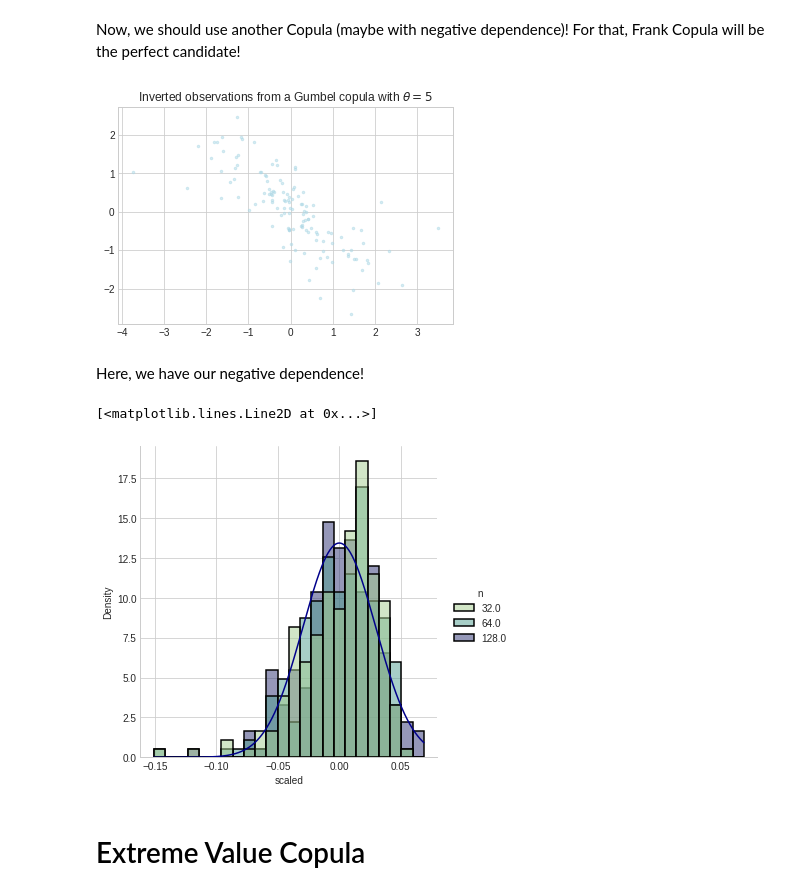
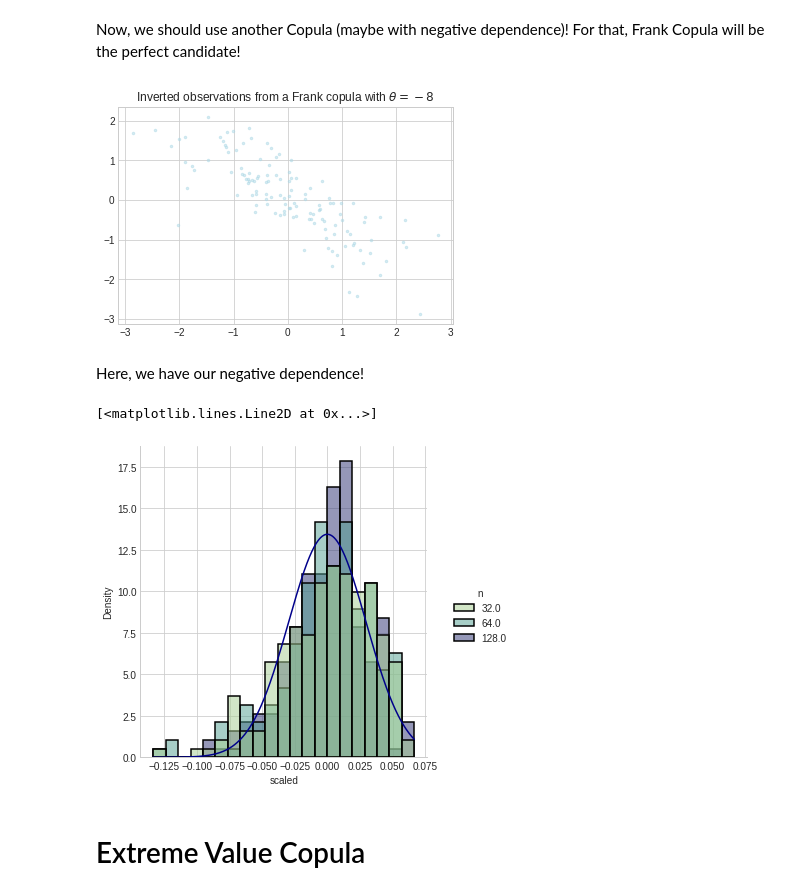
Before and after one commit to Aleboul/var_FMado, a Jupyter notebook: tutorial/bivariate.ipynb, the cells around one changed output. Cells and saved outputs as stored; diff of their text form; code cells hidden in the pictures.

```diff
--- a/tutorial/bivariate.ipynb
+++ b/tutorial/bivariate.ipynb
@@ -200,33 +190,32 @@ n_iter = 200
 n_sample = [32,64,128]
 theta = -8
 lmbd = 0.4
-random_seed = 42
-copula = archimedean.Frank(copula_type = 'FRANK', random_seed = random_seed, theta = theta, n_sample = np.max(n_sample))
+copula = archimedean.Frank(theta = theta, n_sample = np.max(n_sample))
 Monte = monte_carlo.Monte_Carlo(n_iter= n_iter, n_sample= n_sample, lmbd = lmbd,random_seed= random_seed, copula= copula)
 # %%
-sample = copula.sample()
+sample = copula.sample(norm.ppf)
 fig, ax = plt.subplots()
 ax.plot(sample[:,0], sample[:,1], '.',markersize = 5, alpha = 0.5, color = 'lightblue')
-ax.set_title(r'Inverted observations from a Gumbel copula with $\theta = 5$')
+ax.set_title(r'Inverted observations from a Frank copula with $\theta = -8$')
 plt.show()
 # %% [output]
-[figure, old version]
+[figure, new version]
 # %% [markdown]
 Here, we have our negative dependence!
 # %%
-df_FMado = Monte.simu()
+df_FMado = Monte.simu(norm.ppf)
 df_FMado
 
 sigma = np.sqrt(copula.var_FMado(lmbd))
 
 x = np.linspace(min(df_FMado['scaled']), max(df_FMado['scaled']), 1000)
 gauss = gauss_function(x,0, sigma)
 
 sns.displot(data = df_FMado, x = "scaled", hue = "n", palette= "crest", kind = 'hist',stat = 'density', common_norm = False, alpha = 0.5, fill = True, linewidth = 1.5)
 plt.plot(x,gauss, color = 'darkblue')
 # %% [output]
 [<matplotlib.lines.Line2D at 0x...>]
-[figure, old version]
+[figure, new version]
 # %% [markdown]
 # Extreme Value Copula
 # %% [markdown]
```
Also changed, not shown: parts of 26 cells of this notebook.
